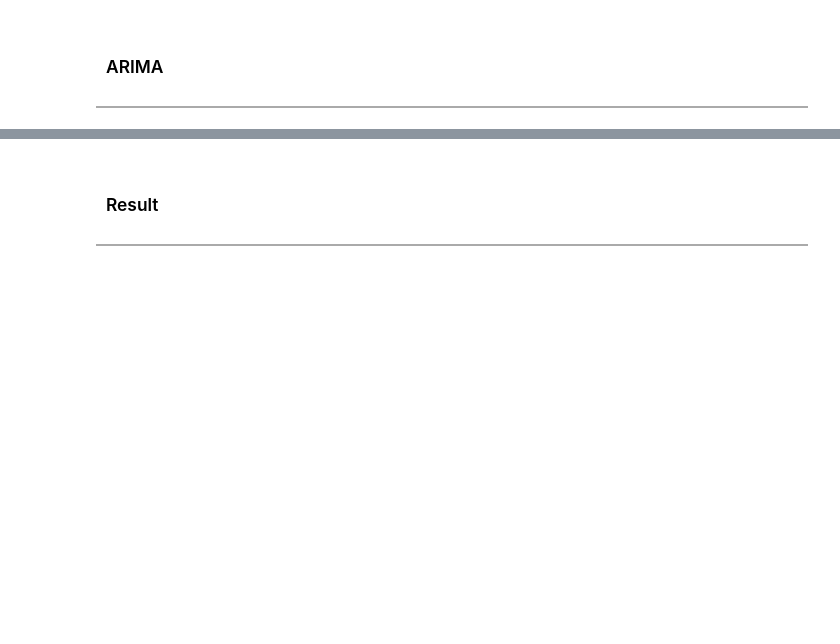
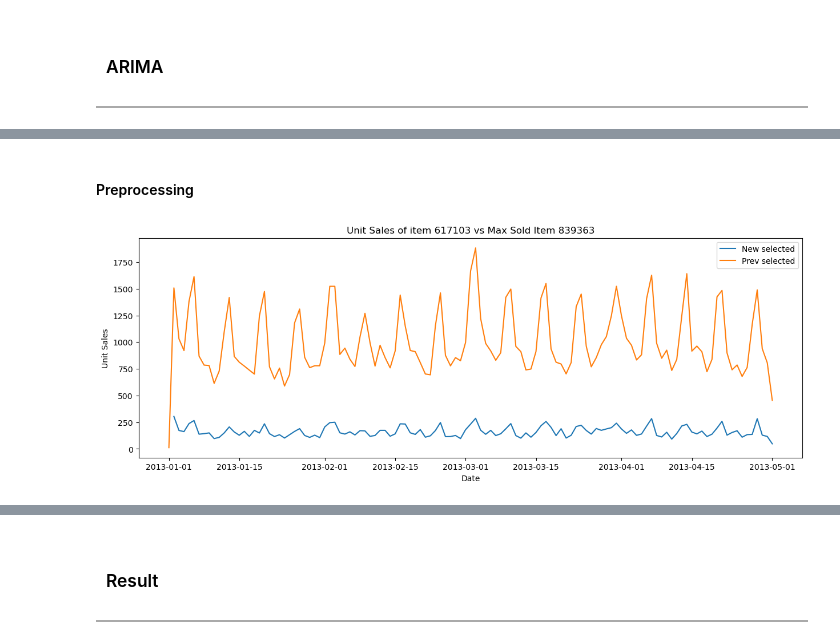
Before and after one commit to leopoldgerber/machine-learning-projects, a Jupyter notebook: time series - AR MA ARIMA.ipynb, the cells around one changed output, grey strips where cells are left out. Cells and saved outputs as stored; diff of their text form; code cells hidden in the pictures; blank space fills up the shorter version.

Commit message:
time series - Started VAR Added Preprocessing of new train feature

```diff
--- a/time series - AR MA ARIMA.ipynb
+++ b/time series - AR MA ARIMA.ipynb
@@ -296,6 +276,10 @@ plt.show()
 #np.array(np.r_[df_time['diff_pd'][0], df_time['diff_pd'][1:]].cumsum())
 # %% [markdown]
 ### Train and Test
+# %%
+df_time['diff'] = df_time['unit_sales'].diff()
+mean_sales = abs(df_time['diff']).mean()
+df_time['diff'] = df_time['diff'].fillna(mean_sales)
 # %%
 # Create lagged features
 for shift in range(7, 14):
@@ -558,0 +561,20 @@ Warnings:
+# %% [markdown]
+#### Preprocessing
+# %%
+# Select an item that has been sold less often
+max_item_sales_1 = df['item_nbr'].value_counts().index[1000]
+df_item_1 = df[df['item_nbr'] == max_item_sales_1]
+
+# Groupby date to create a time series dataframe
+df_time_1 = df_item_1.groupby(['date']).agg({'unit_sales':'sum'}).sort_index()
+
+# Plot the time series
+fig, ax = plt.subplots(1, 1, figsize = (15, 5))
+sns.lineplot(df_time_1['unit_sales'], label = 'New selected')
+sns.lineplot(df_time['unit_sales'], label = 'Prev selected')
+ax.set_title(f'Unit Sales of item {max_item_sales_1} vs Max Sold Item {max_item_sales}')
+ax.set_xlabel('Date')
+ax.set_ylabel('Unit Sales')
+plt.show()
+# %% [output]
+[figure, added]
```
Also changed, not shown: parts of 16 cells of this notebook.
